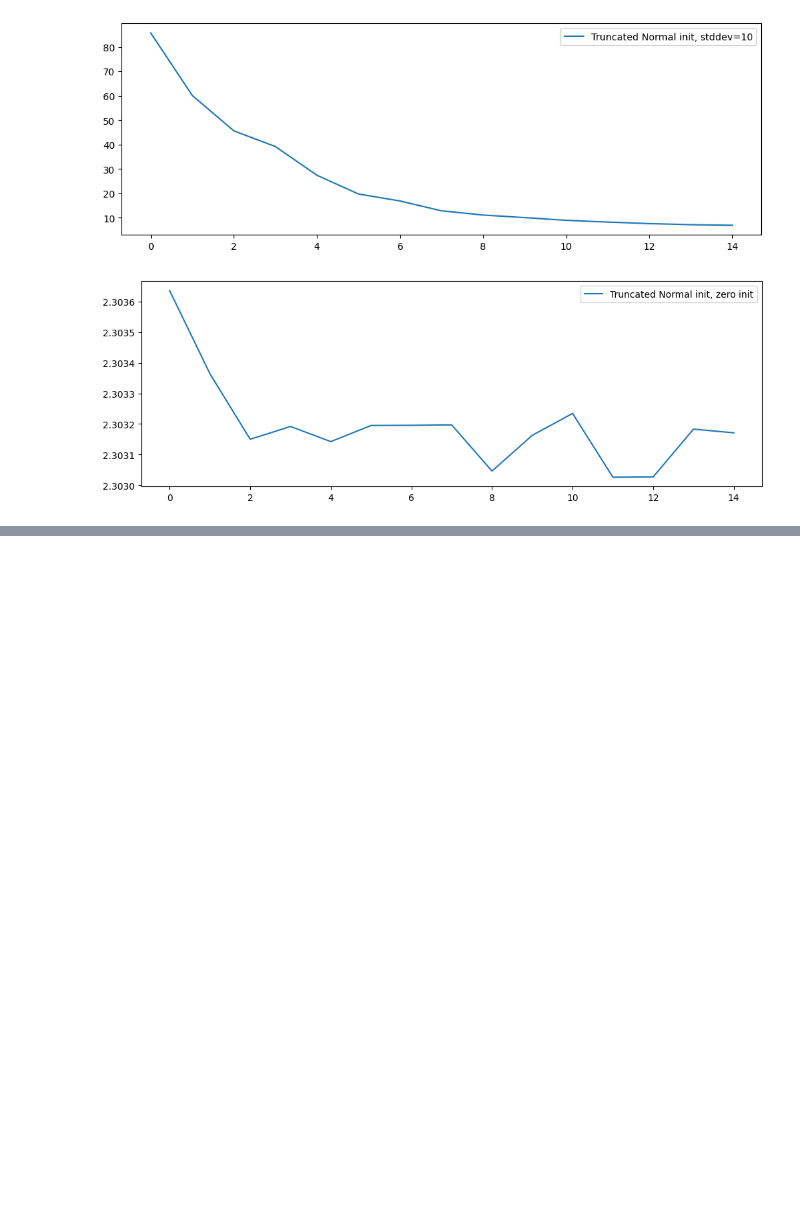
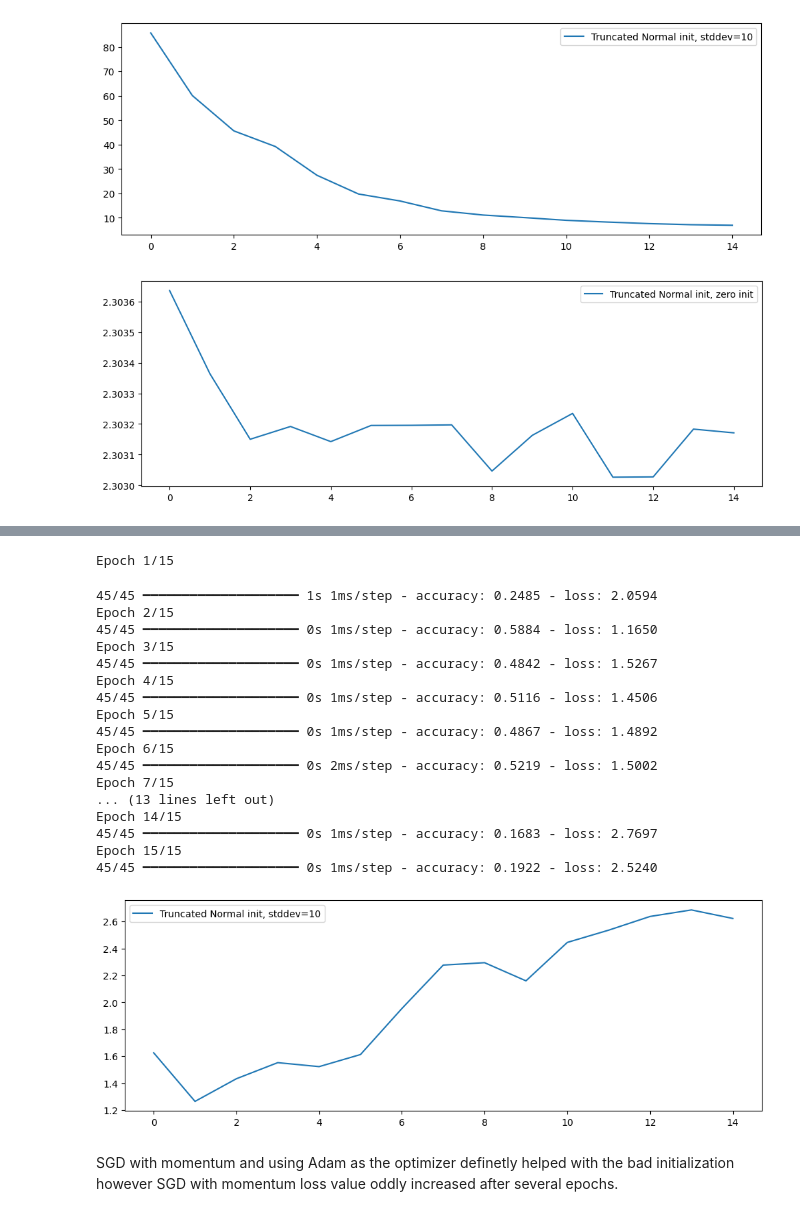
Before and after one commit to Ghazaleh-Ahmadzadeh/deep_learning, a Jupyter notebook: 01_materials/labs/lab_1.ipynb, the cells around one changed output, grey strips where cells are left out. Cells and saved outputs as stored; diff of their text form; code cells hidden in the pictures; blank space fills up the shorter version.

```diff
--- a/01_materials/labs/lab_1.ipynb
+++ b/01_materials/labs/lab_1.ipynb
@@ -844,0 +883,39 @@ Epoch 15/15
+# %%
+model = Sequential()
+model.add(Dense(hidden_dim, input_dim=input_dim, activation="tanh",
+                kernel_initializer=normal_init))
+model.add(Dense(hidden_dim, activation="tanh",
+                kernel_initializer=normal_init))
+model.add(Dense(output_dim, activation="softmax",
+                kernel_initializer=normal_init))
+
+model.compile(optimizer=optimizers.SGD(learning_rate=0.1, momentum= 0.9),
+              loss='categorical_crossentropy', metrics=['accuracy'])
+
+history = model.fit(X_train, y_train, epochs=15, batch_size=32)
+
+plt.figure(figsize=(12, 4))
+plt.plot(history.history['loss'], label="Truncated Normal init, stddev=10")
+plt.legend();
+# %% [output]
+Epoch 1/15
+45/45 ━━━━━━━━━━━━━━━━━━━━ 1s 1ms/step - accuracy: 0.2485 - loss: 2.0594
+Epoch 2/15
+45/45 ━━━━━━━━━━━━━━━━━━━━ 0s 1ms/step - accuracy: 0.5884 - loss: 1.1650
+Epoch 3/15
+45/45 ━━━━━━━━━━━━━━━━━━━━ 0s 1ms/step - accuracy: 0.4842 - loss: 1.5267
+Epoch 4/15
+45/45 ━━━━━━━━━━━━━━━━━━━━ 0s 1ms/step - accuracy: 0.5116 - loss: 1.4506
+Epoch 5/15
+45/45 ━━━━━━━━━━━━━━━━━━━━ 0s 1ms/step - accuracy: 0.4867 - loss: 1.4892
+Epoch 6/15
+45/45 ━━━━━━━━━━━━━━━━━━━━ 0s 2ms/step - accuracy: 0.5219 - loss: 1.5002
+Epoch 7/15
+... (13 lines left out)
+Epoch 14/15
+45/45 ━━━━━━━━━━━━━━━━━━━━ 0s 1ms/step - accuracy: 0.1683 - loss: 2.7697
+Epoch 15/15
+45/45 ━━━━━━━━━━━━━━━━━━━━ 0s 1ms/step - accuracy: 0.1922 - loss: 2.5240
+[figure, added]
+# %% [markdown]
+SGD with momentum and using Adam as the optimizer definetly helped with the bad initialization however SGD with momentum loss value oddly increased after several epochs.
```
Also changed, not shown: parts of 19 cells of this notebook, 1 other file.
